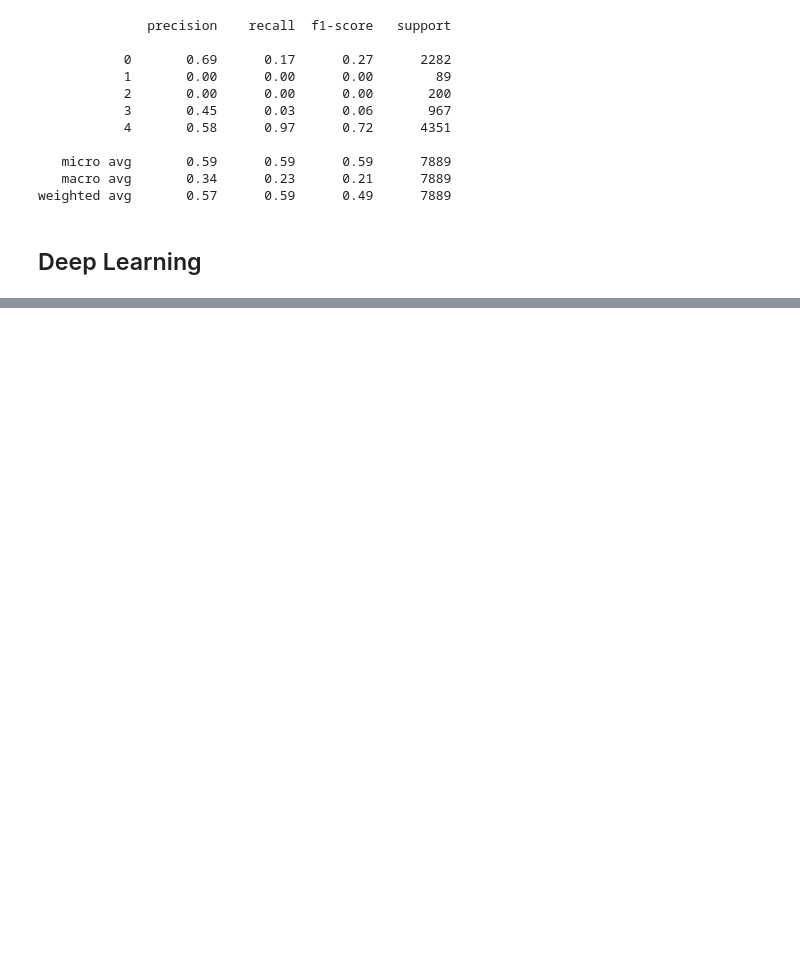
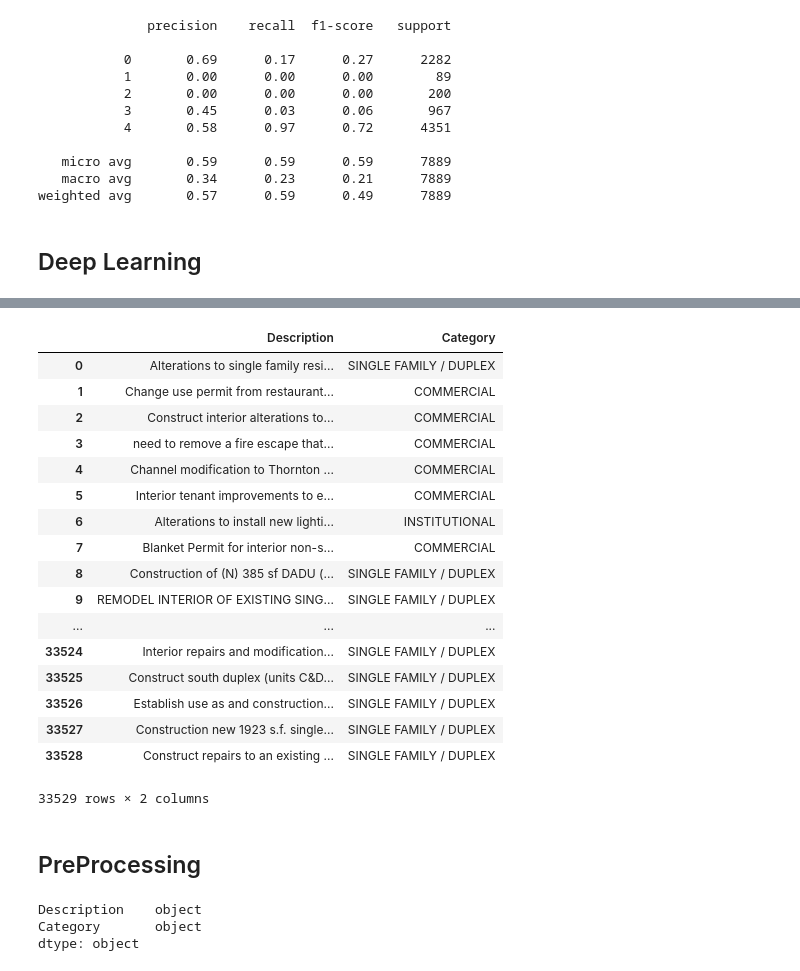
Before and after one commit to TheAbhishekJha/Seattle_Permit_Analysis, a Jupyter notebook: ZS.ipynb, the cells around one changed output, grey strips where cells are left out. Drawn from its saved outputs; the diff is of its cells as text; code cells hidden in the pictures; blank space fills up the shorter version.

```diff
--- a/ZS.ipynb
+++ b/ZS.ipynb
@@ -615,8 +701,43 @@ weighted avg       0.57      0.59      0.49      7889
+# %%
+df = df[['Description','Category']]
+# %%
+df.dropna(inplace=True)
+df.reset_index(inplace=True)
+df.drop(columns='index',inplace=True)
+# %%
+df
+# %% [output]
+|  | Description | Category |
+| 0 | Alterations to single family resi... | SINGLE FAMILY / DUPLEX |
+| 1 | Change use permit from restaurant... | COMMERCIAL |
+| 2 | Construct interior alterations to... | COMMERCIAL |
+| 3 | need to remove a fire escape that... | COMMERCIAL |
+| 4 | Channel modification to Thornton ... | COMMERCIAL |
+| 5 | Interior tenant improvements to e... | COMMERCIAL |
+| 6 | Alterations to install new lighti... | INSTITUTIONAL |
+| 7 | Blanket Permit for interior non-s... | COMMERCIAL |
+| 8 | Construction of (N) 385 sf DADU (... | SINGLE FAMILY / DUPLEX |
+| 9 | REMODEL INTERIOR OF EXISTING SING... | SINGLE FAMILY / DUPLEX |
+| ... | ... | ... |
+| 33524 | Interior repairs and modification... | SINGLE FAMILY / DUPLEX |
+| 33525 | Construct south duplex (units C&D... | SINGLE FAMILY / DUPLEX |
+| 33526 | Establish use as and construction... | SINGLE FAMILY / DUPLEX |
+| 33527 | Construction new 1923 s.f. single... | SINGLE FAMILY / DUPLEX |
+| 33528 | Construct repairs to an existing ... | SINGLE FAMILY / DUPLEX |
+33529 rows × 2 columns
+# %% [markdown]
+## PreProcessing
 # %%
 paras=[]
 # %%
 for i in range(len(df)):
     paras.append(df.Description[i])
+# %%
+df.dtypes
+# %% [output]
+Description    object
+Category       object
+dtype: object
 # %%
 len(paras)
 # %% [output]
```
Also changed, not shown: parts of 133 cells of this notebook, 3 other files.
